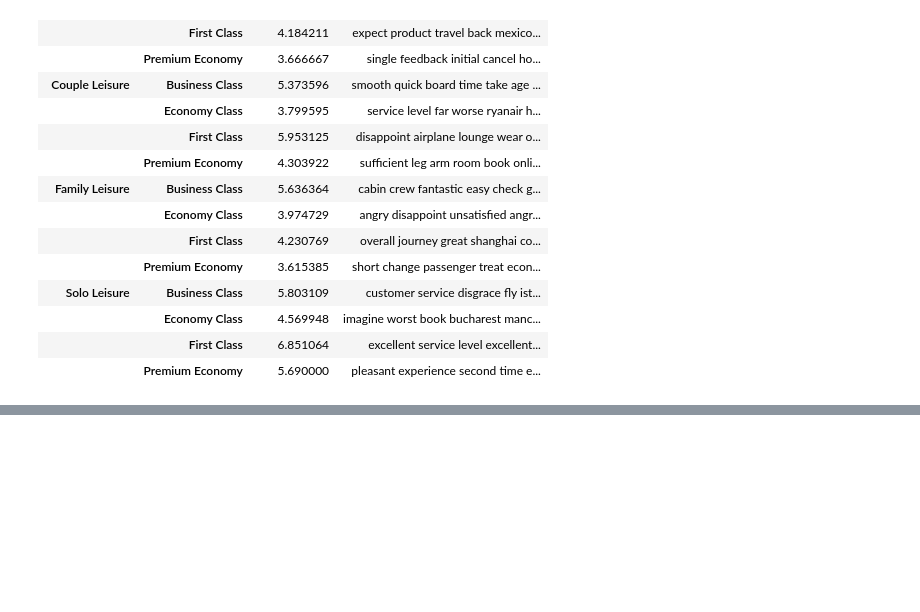
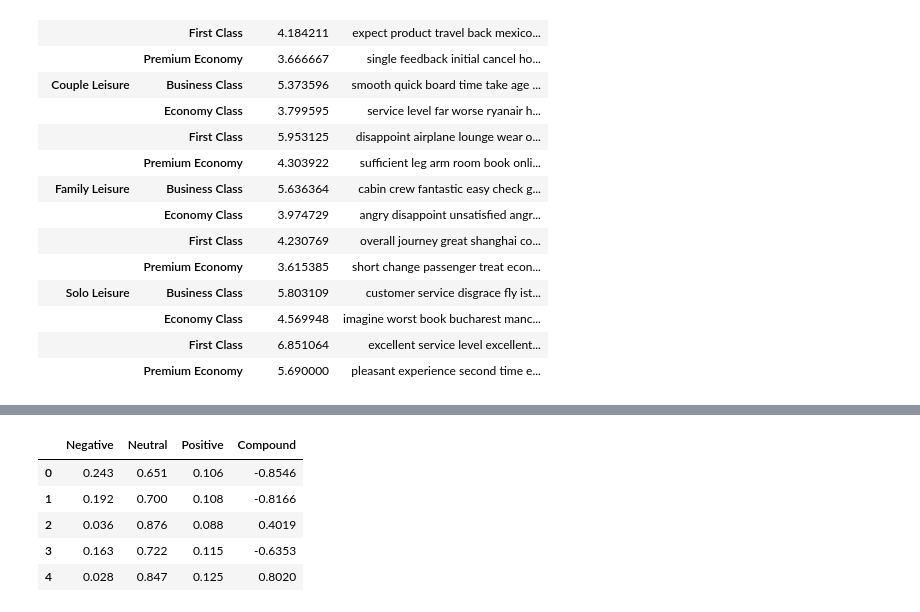
Before and after one commit to girishgautam/ba_review_eda_nlp, a Jupyter notebook: BA_airline_review.ipynb, the cells around one changed output, grey strips where cells are left out. Saved outputs shown, nothing was run; the diff lists cells and outputs as text; code cells hidden in the pictures; blank space fills up the shorter version.

```diff
--- a/BA_airline_review.ipynb
+++ b/BA_airline_review.ipynb
@@ -522,0 +549,2 @@ for cat, text in small_df.groupby(['TypeOfTraveller', 'SeatType'])[['clean_revie
+# %%
+sia = SentimentIntensityAnalyzer()
@@ -522,0 +580,11 @@ for cat, text in small_df.groupby(['TypeOfTraveller', 'SeatType'])[['clean_revie
+# %%
+res_df = pd.DataFrame(res).T
+res_df = res_df.rename(columns={'neg': 'Negative', 'neu': 'Neutral', 'pos': 'Positive', 'compound': 'Compound'})
+res_df.head()
+# %% [output]
+|  | Negative | Neutral | Positive | Compound |
+| 0 | 0.243 | 0.651 | 0.106 | -0.8546 |
+| 1 | 0.192 | 0.700 | 0.108 | -0.8166 |
+| 2 | 0.036 | 0.876 | 0.088 | 0.4019 |
+| 3 | 0.163 | 0.722 | 0.115 | -0.6353 |
+| 4 | 0.028 | 0.847 | 0.125 | 0.8020 |
```
Also changed, not shown: parts of 29 cells of this notebook.
